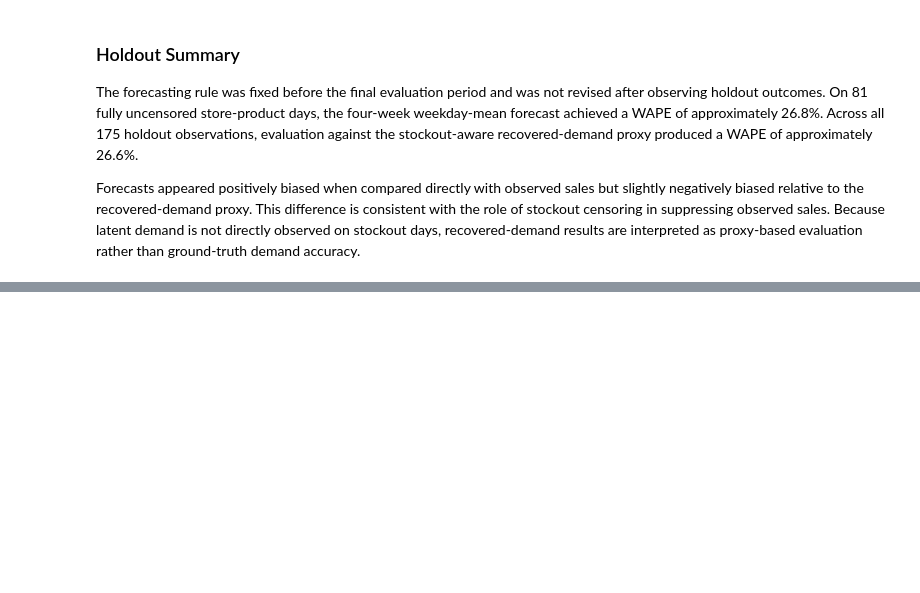
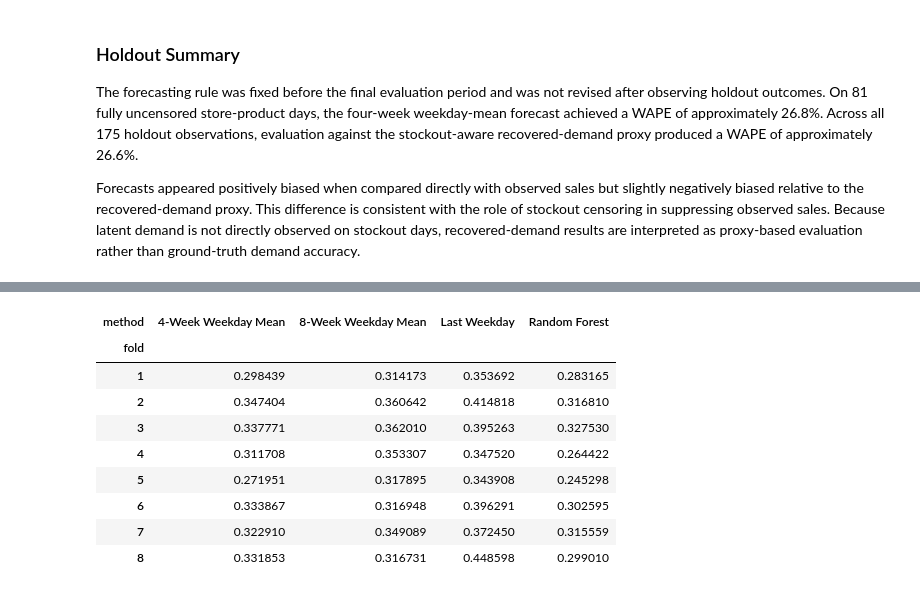
Before and after one commit to Nemesis-0/stockout-aware-replenishment-optimization, a Jupyter notebook: notebooks/02_demand_analysis.ipynb, the cells around one changed output, grey strips where cells are left out. Drawn from its saved outputs; the diff is of its cells as text; code cells hidden in the pictures; blank space fills up the shorter version.

```diff
--- a/notebooks/02_demand_analysis.ipynb
+++ b/notebooks/02_demand_analysis.ipynb
@@ -2868,0 +3309,52 @@ Forecasts appeared positively biased when compared directly with observed sales
+# %%
+extension_fold_rows = []
+
+for fold, group in (
+    rf_validation.groupby("fold")
+):
+    for method, column in (
+        extension_methods.items()
+    ):
+        error = (
+            group[column]
+            - group["recovered_demand"]
+        )
+
+        extension_fold_rows.append({
+            "fold": fold,
+            "method": method,
+            "wape": (
+                error.abs().sum()
+                / group[
+                    "recovered_demand"
+                ].sum()
+            ),
+            "bias": error.mean(),
+        })
+
+
+extension_fold_metrics = pd.DataFrame(
+    extension_fold_rows
+)
+
+extension_wape_by_fold = (
+    extension_fold_metrics
+    .pivot(
+        index="fold",
+        columns="method",
+        values="wape"
+    )
+)
+
+extension_wape_by_fold
+# %% [output]
+| method | 4-Week Weekday Mean | 8-Week Weekday Mean | Last Weekday | Random Forest |
+| fold |  |  |  |  |
+| 1 | 0.298439 | 0.314173 | 0.353692 | 0.283165 |
+| 2 | 0.347404 | 0.360642 | 0.414818 | 0.316810 |
+| 3 | 0.337771 | 0.362010 | 0.395263 | 0.327530 |
+| 4 | 0.311708 | 0.353307 | 0.347520 | 0.264422 |
+| 5 | 0.271951 | 0.317895 | 0.343908 | 0.245298 |
+| 6 | 0.333867 | 0.316948 | 0.396291 | 0.302595 |
+| 7 | 0.322910 | 0.349089 | 0.372450 | 0.315559 |
+| 8 | 0.331853 | 0.316731 | 0.448598 | 0.299010 |
```
Also changed, not shown: parts of 14 cells of this notebook, 2 other files.
